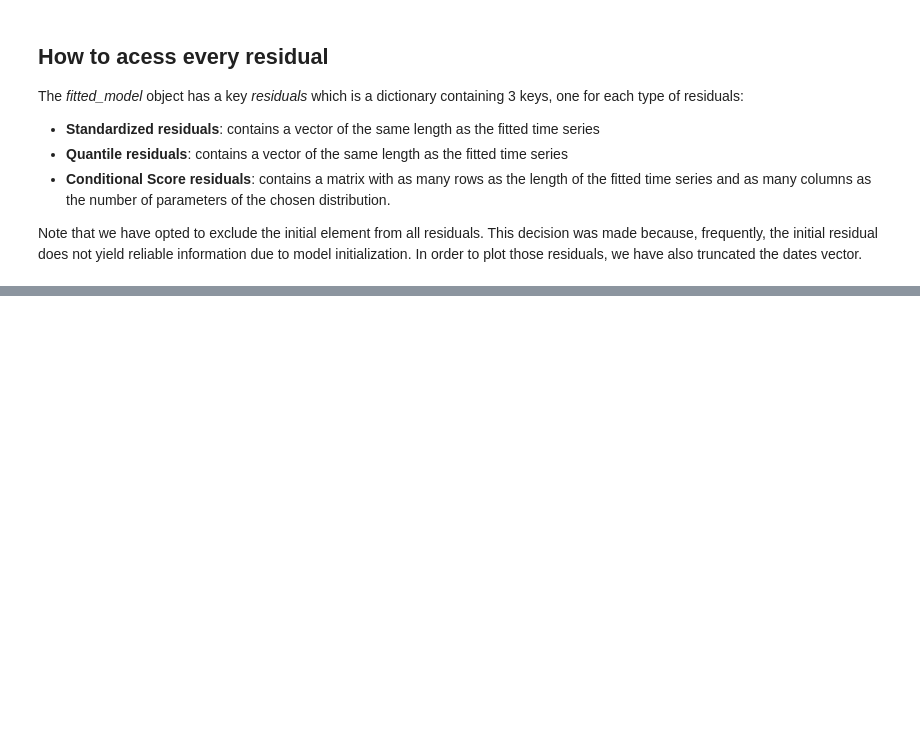
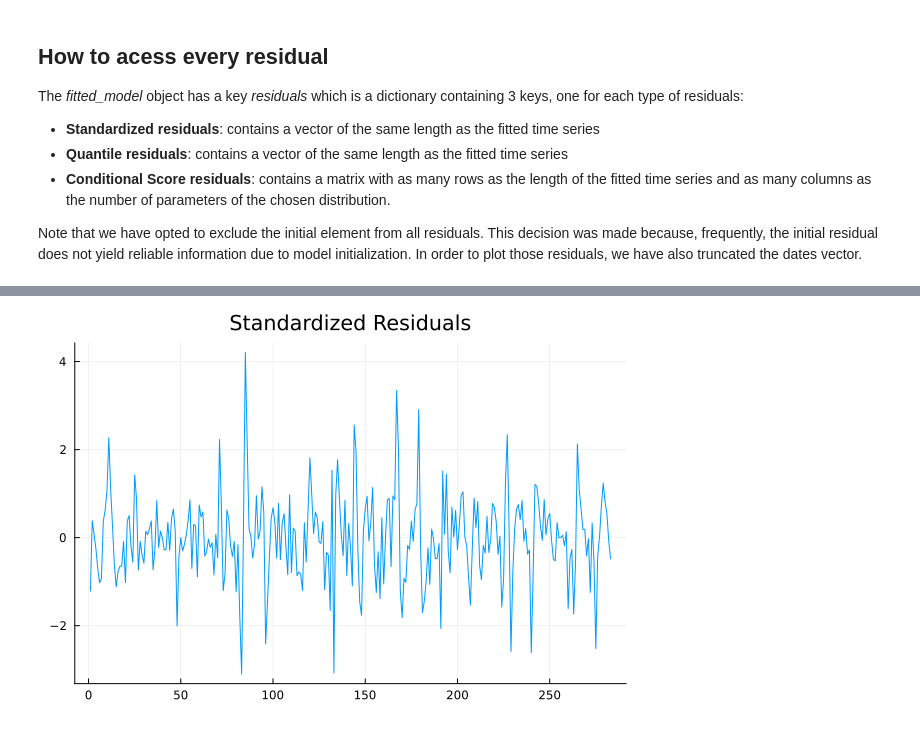
Before and after one commit to LAMPSPUC/UnobservedComponentsGAS, a Jupyter notebook: examples/4_residuals_diagnostic_example.ipynb, the cells around one changed output, grey strips where cells are left out. Drawn from its saved outputs; the diff is of its cells as text; code cells hidden in the pictures; blank space fills up the shorter version.

```diff
--- a/examples/4_residuals_diagnostic_example.ipynb
+++ b/examples/4_residuals_diagnostic_example.ipynb
@@ -219,0 +114,4 @@ plot(acf_plot_param_1, acf_plot_param_2, layout = (2,1), size=(800,600),
+# %%
+UnobservedComponentsGAS.plot_residuals(fitted_model; type = "std")
+# %% [output]
+[figure, added]
```
Also changed, not shown: parts of 46 cells of this notebook, 2 other files.
